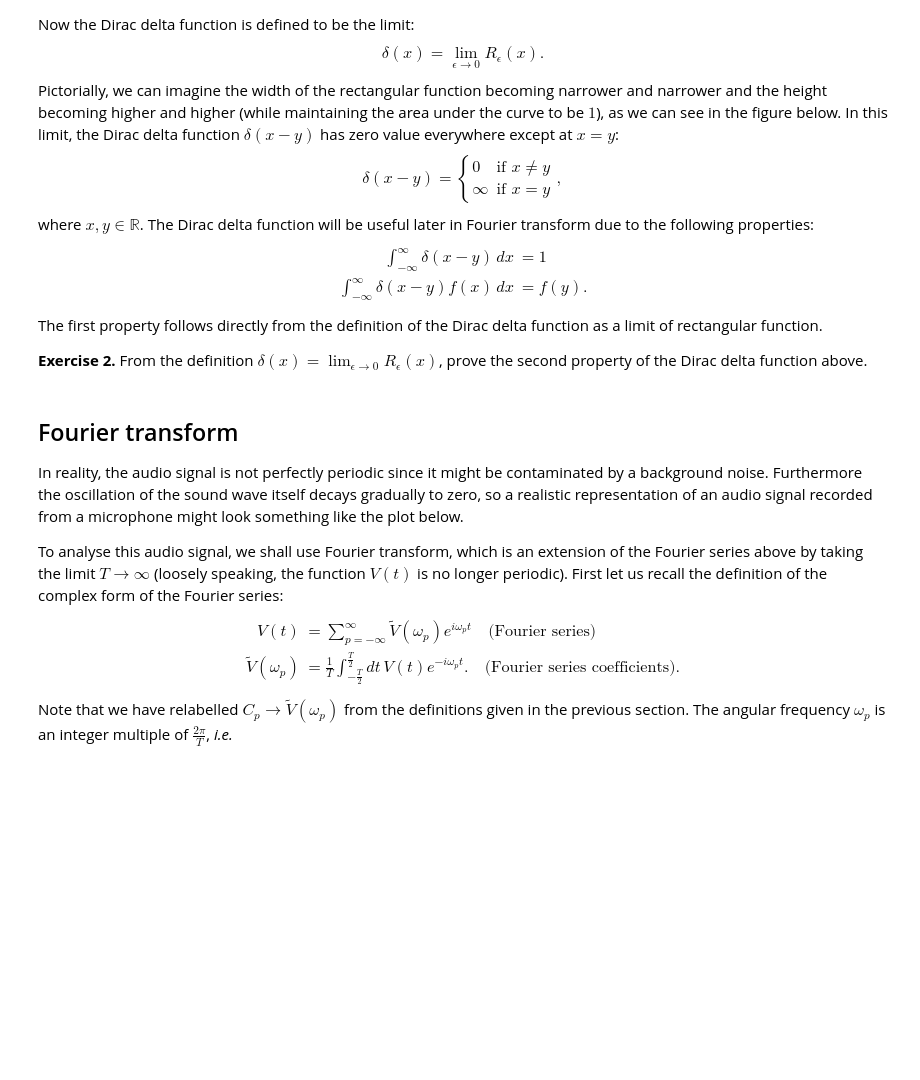
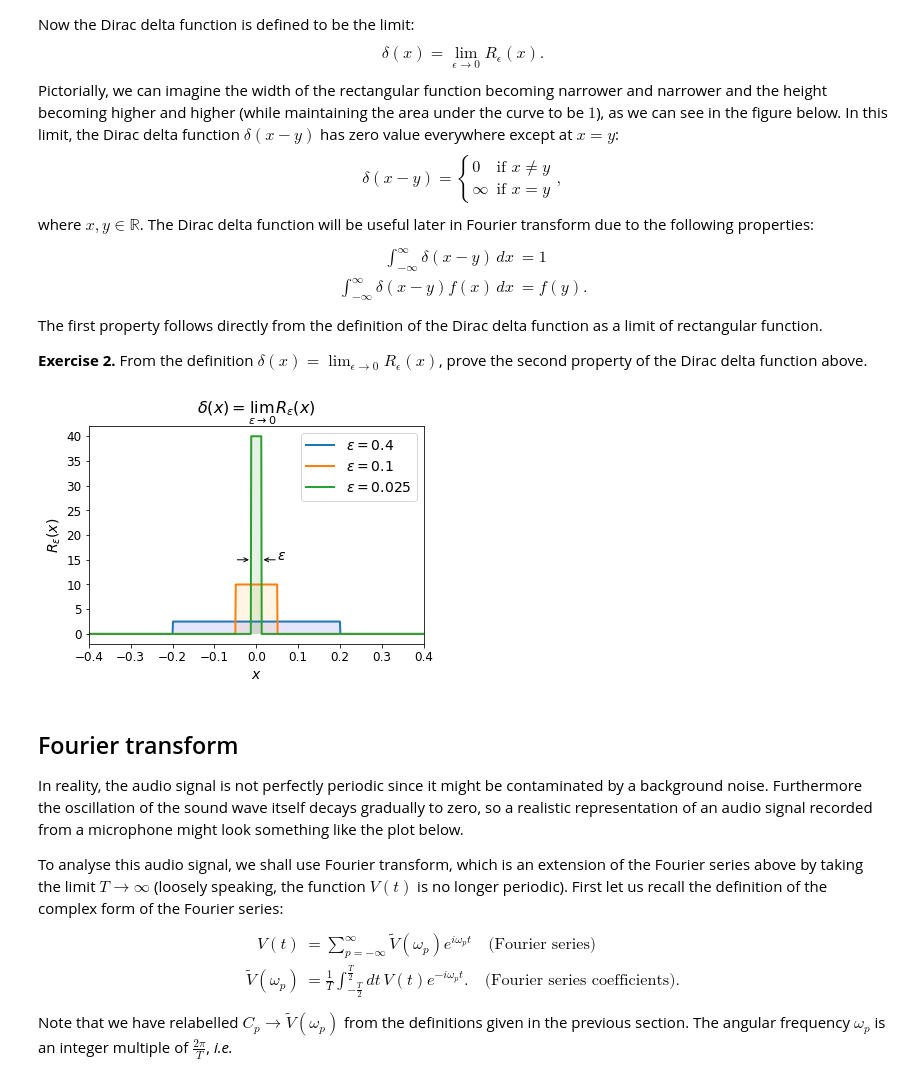
Before and after one commit to elsentjhung/sound-wave-analyser, a Jupyter notebook: sound_analyser.ipynb, the cells around one changed output. Saved outputs shown, nothing was run; the diff lists cells and outputs as text; code cells hidden in the pictures; blank space fills up the shorter version.

```diff
--- a/sound_analyser.ipynb
+++ b/sound_analyser.ipynb
@@ -269,6 +263,46 @@ The first property follows directly from the definition of the Dirac delta funct
 
 __Exercise 2.__
 From the definition $\delta(x)=\lim_{\epsilon\rightarrow0}R_\epsilon(x)$, prove the second property of the Dirac delta function above.
+# %%
+dx = 0.001 # timestep
+x = np.arange(-2, 2, dx)
+def rectangle(x, epsilon):
+    y = np.zeros(len(x))
+    for i in range(len(x)):
+        if abs(x[i]) <= 0.5*epsilon:
+            y[i] = 1.0/epsilon
+        else:
+            y[i] = 0.0
+    return y
+
+fig, ax = plt.subplots(figsize=(6, 4))
+
+ax.set_title('$\delta(x)=\lim_{\epsilon\\rightarrow0}R_\epsilon(x)$', fontsize=16)
+ax.set_xlabel('$x$', fontsize=14)
+ax.set_ylabel('$R_\epsilon(x)$', fontsize=14)
+ax.set_xlim(-0.4, 0.4)
+ax.tick_params(axis='both', which='major', labelsize=12)
+
+ax.plot(x, rectangle(x, 0.4), linewidth=2, label='$\epsilon=0.4$')
+ax.plot(x, rectangle(x, 0.1), linewidth=2, label='$\epsilon=0.1$')
+ax.plot(x, rectangle(x, 0.025), linewidth=2, label='$\epsilon=0.025$')
+
+ax.annotate('', c='black', xy=(-0.0125,15), xytext=(-0.05,15),
+            arrowprops=dict(edgecolor='black', facecolor='red', arrowstyle='->'))
+
+ax.annotate('', c='black', xy=(0.0125,15), xytext=(0.05,15),
+            arrowprops=dict(edgecolor='black', facecolor='red', arrowstyle='->'))
+
+ax.annotate('$\epsilon$', c='black', fontsize=14, xy=(0.05,15))
+
+ax.fill_between(x, rectangle(x,0.4), x*0, facecolor='blue', alpha=0.1)
+ax.fill_between(x, rectangle(x,0.1), x*0, facecolor='orange', alpha=0.1)
+ax.fill_between(x, rectangle(x,0.025), x*0, facecolor='green', alpha=0.1)
+
+plt.legend(fontsize=14)
+plt.show()
+# %% [output]
+[figure, added]
 # %% [markdown]
 ## Fourier transform
 
```
Also changed, not shown: parts of 11 cells of this notebook.
